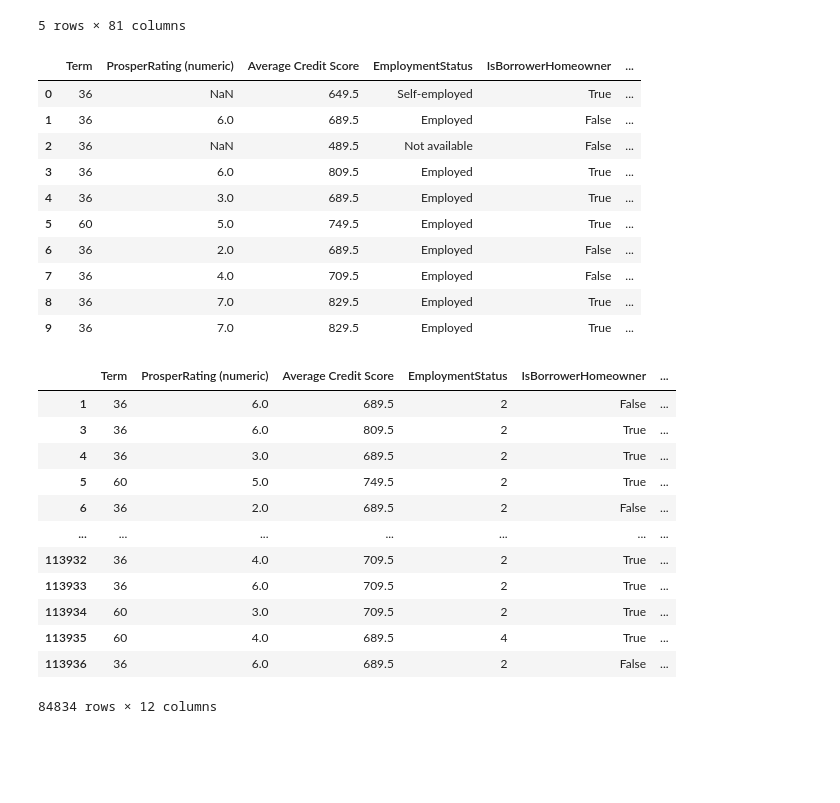
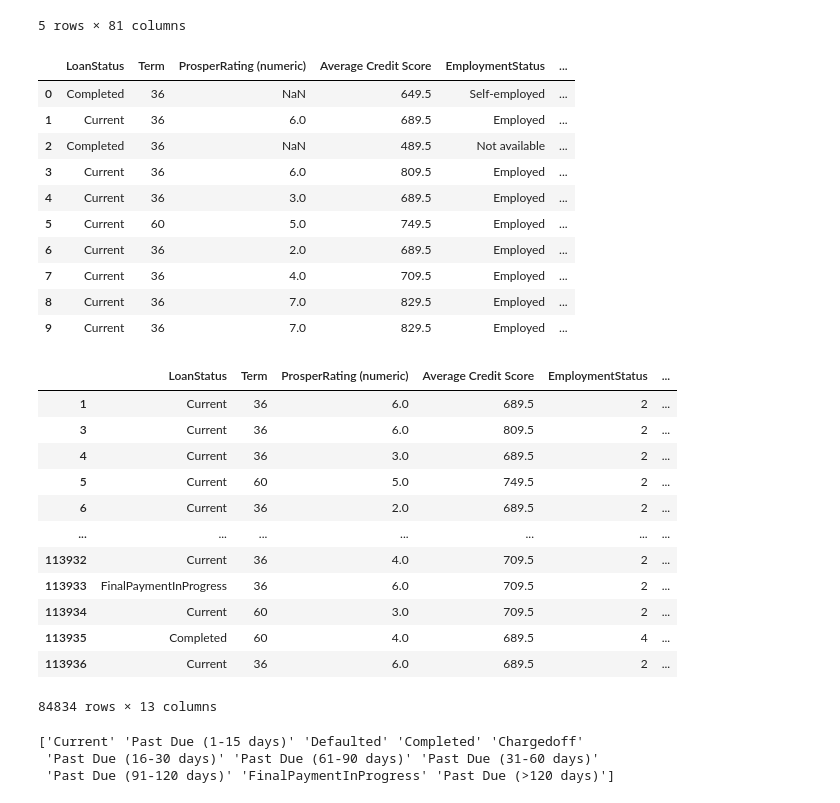
Before and after one commit to LachlanPotter33/Proj-4-Group-3, a Jupyter notebook: Notebooks/Untitled.ipynb, the cells around one changed output. Saved outputs shown, nothing was run; the diff lists cells and outputs as text; code cells hidden in the pictures; blank space fills up the shorter version.

```diff
--- a/Notebooks/Untitled.ipynb
+++ b/Notebooks/Untitled.ipynb
@@ -32,23 +35,23 @@ Uncleaned_df.head()
 Uncleaned_df['Average Credit Score'] = (Uncleaned_df['CreditScoreRangeLower'] + Uncleaned_df['CreditScoreRangeUpper']) / 2
 # %%
 #types of columns
-specific_columns = ['Term','ProsperRating (numeric)','Average Credit Score','EmploymentStatus','IsBorrowerHomeowner','StatedMonthlyIncome',
+specific_columns = ['LoanStatus','Term','ProsperRating (numeric)','Average Credit Score','EmploymentStatus','IsBorrowerHomeowner','StatedMonthlyIncome',
 'BorrowerRate','EmploymentStatusDuration','LoanMonthsSinceOrigination','MonthlyLoanPayment','RevolvingCreditBalance','LoanOriginalAmount'  ]
 # %%
 specific_columns_uncleaned_df = Uncleaned_df[specific_columns]
 specific_columns_uncleaned_df.head(10)
 # %% [output]
-|  | Term | ProsperRating (numeric) | Average Credit Score | EmploymentStatus | IsBorrowerHomeowner | ... |
-| 0 | 36 | NaN | 649.5 | Self-employed | True | ... |
-| 1 | 36 | 6.0 | 689.5 | Employed | False | ... |
-| 2 | 36 | NaN | 489.5 | Not available | False | ... |
-| 3 | 36 | 6.0 | 809.5 | Employed | True | ... |
-| 4 | 36 | 3.0 | 689.5 | Employed | True | ... |
-| 5 | 60 | 5.0 | 749.5 | Employed | True | ... |
-| 6 | 36 | 2.0 | 689.5 | Employed | False | ... |
-| 7 | 36 | 4.0 | 709.5 | Employed | False | ... |
-| 8 | 36 | 7.0 | 829.5 | Employed | True | ... |
-| 9 | 36 | 7.0 | 829.5 | Employed | True | ... |
+|  | LoanStatus | Term | ProsperRating (numeric) | Average Credit Score | EmploymentStatus | ... |
+| 0 | Completed | 36 | NaN | 649.5 | Self-employed | ... |
+| 1 | Current | 36 | 6.0 | 689.5 | Employed | ... |
+| 2 | Completed | 36 | NaN | 489.5 | Not available | ... |
+| 3 | Current | 36 | 6.0 | 809.5 | Employed | ... |
+| 4 | Current | 36 | 3.0 | 689.5 | Employed | ... |
+| 5 | Current | 60 | 5.0 | 749.5 | Employed | ... |
+| 6 | Current | 36 | 2.0 | 689.5 | Employed | ... |
+| 7 | Current | 36 | 4.0 | 709.5 | Employed | ... |
+| 8 | Current | 36 | 7.0 | 829.5 | Employed | ... |
+| 9 | Current | 36 | 7.0 | 829.5 | Employed | ... |
 # %%
 specific_columns_uncleaned_df = specific_columns_uncleaned_df.dropna()
 # %%
@@ -56,31 +59,38 @@ specific_columns_uncleaned_df = specific_columns_uncleaned_df.dropna()
 specific_columns_uncleaned_df.replace("Not displayed", pd.NA, inplace=True)
 # %%
 #changing data in Employment Status to be numbers
-unique_values = specific_columns_uncleaned_df['EmploymentStatus'].unique()
+EmploymentStatus_unique_values = specific_columns_uncleaned_df['EmploymentStatus'].unique()
 mapping = {
     'Self-employed': 1,
     'Employed': 2,
     'Not available': 3,
     'Full-time': 4,
     'Other': 5,
     'Not employed': 6,
     'Part-time': 7,
     'Retired': 8
 }
 # Replace the categorical values with numerical values
 specific_columns_uncleaned_df['EmploymentStatus'] = specific_columns_uncleaned_df['EmploymentStatus'].replace(mapping)
 specific_columns_uncleaned_df
 # %% [output]
-|  | Term | ProsperRating (numeric) | Average Credit Score | EmploymentStatus | IsBorrowerHomeowner | ... |
-| 1 | 36 | 6.0 | 689.5 | 2 | False | ... |
-| 3 | 36 | 6.0 | 809.5 | 2 | True | ... |
-| 4 | 36 | 3.0 | 689.5 | 2 | True | ... |
-| 5 | 60 | 5.0 | 749.5 | 2 | True | ... |
-| 6 | 36 | 2.0 | 689.5 | 2 | False | ... |
+|  | LoanStatus | Term | ProsperRating (numeric) | Average Credit Score | EmploymentStatus | ... |
+| 1 | Current | 36 | 6.0 | 689.5 | 2 | ... |
+| 3 | Current | 36 | 6.0 | 809.5 | 2 | ... |
+| 4 | Current | 36 | 3.0 | 689.5 | 2 | ... |
+| 5 | Current | 60 | 5.0 | 749.5 | 2 | ... |
+| 6 | Current | 36 | 2.0 | 689.5 | 2 | ... |
 | ... | ... | ... | ... | ... | ... | ... |
-| 113932 | 36 | 4.0 | 709.5 | 2 | True | ... |
-| 113933 | 36 | 6.0 | 709.5 | 2 | True | ... |
-| 113934 | 60 | 3.0 | 709.5 | 2 | True | ... |
-| 113935 | 60 | 4.0 | 689.5 | 4 | True | ... |
-| 113936 | 36 | 6.0 | 689.5 | 2 | False | ... |
+| 113932 | Current | 36 | 4.0 | 709.5 | 2 | ... |
+| 113933 | FinalPaymentInProgress | 36 | 6.0 | 709.5 | 2 | ... |
+| 113934 | Current | 60 | 3.0 | 709.5 | 2 | ... |
+| 113935 | Completed | 60 | 4.0 | 689.5 | 4 | ... |
+| 113936 | Current | 36 | 6.0 | 689.5 | 2 | ... |
-84834 rows × 12 columns
+84834 rows × 13 columns
+# %%
+LoanStatus_unique_values = specific_columns_uncleaned_df['LoanStatus'].unique()
+print(LoanStatus_unique_values)
+# %% [output]
+['Current' 'Past Due (1-15 days)' 'Defaulted' 'Completed' 'Chargedoff'
+ 'Past Due (16-30 days)' 'Past Due (61-90 days)' 'Past Due (31-60 days)'
+ 'Past Due (91-120 days)' 'FinalPaymentInProgress' 'Past Due (>120 days)']
```
Also changed, not shown: parts of 19 cells of this notebook.
